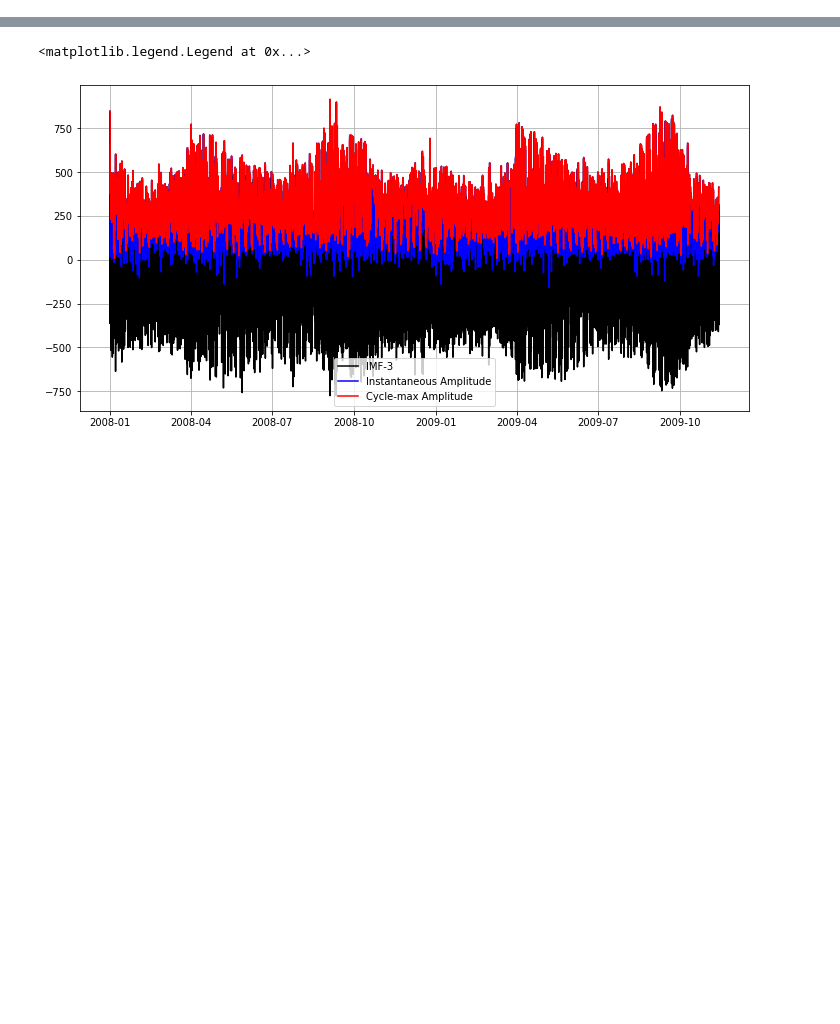
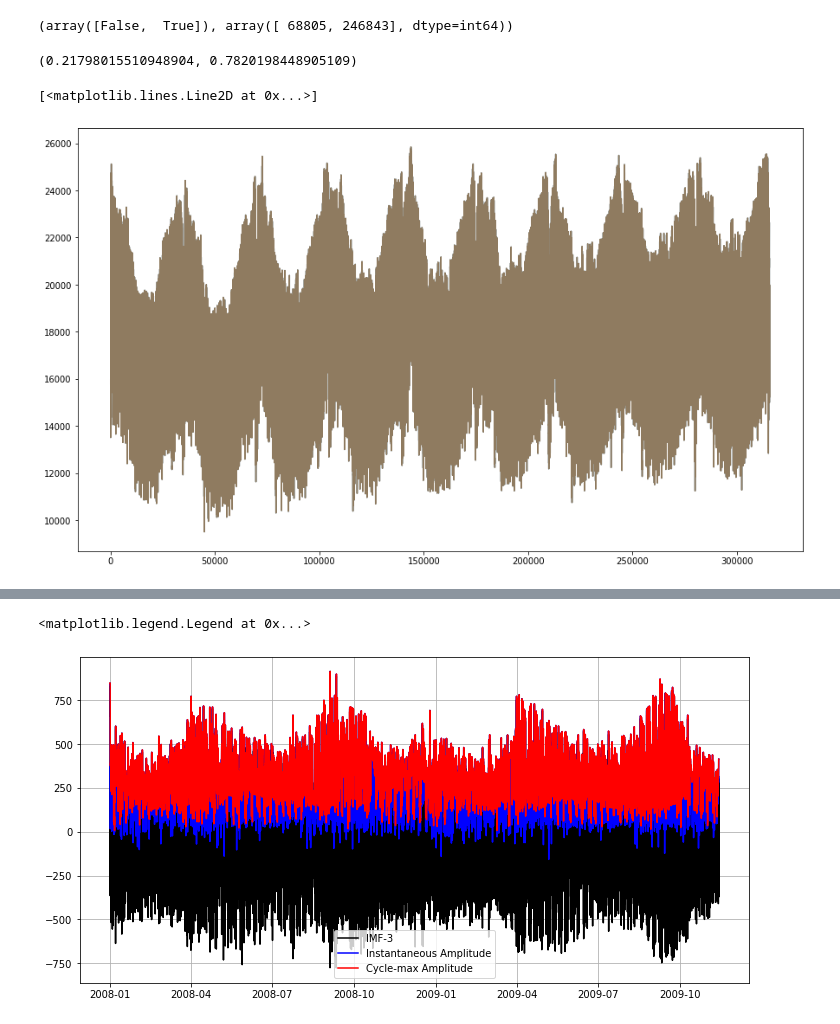
Before and after one commit to Nuelam9/Report-2, a Jupyter notebook: src/fuorier - week-prova.ipynb, the cells around one changed output, grey strips where cells are left out. Drawn from its saved outputs; the diff is of its cells as text; code cells hidden in the pictures; blank space fills up the shorter version.

```diff
--- a/src/fuorier - week-prova.ipynb
+++ b/src/fuorier - week-prova.ipynb
@@ -30 +33,16 @@ from scipy import ndimage
+# %%
+np.unique(imf.sum(axis=1) == Electric.Load, return_counts=True)
+# %% [output]
+(array([False,  True]), array([ 68805, 246843], dtype=int64))
+# %%
+68805/Electric.Load.shape[0], 246843/Electric.Load.shape[0]
+# %% [output]
+(0.21798015510948904, 0.7820198448905109)
+# %%
+plt.figure(figsize=(15, 9))
+plt.plot(Electric.Load.to_numpy())
+plt.plot(imf.sum(axis=1), alpha=0.5)
+# %% [output]
+[<matplotlib.lines.Line2D at 0x...>]
+[figure, added]
 # %%
```
Also changed, not shown: parts of 4 cells of this notebook.
